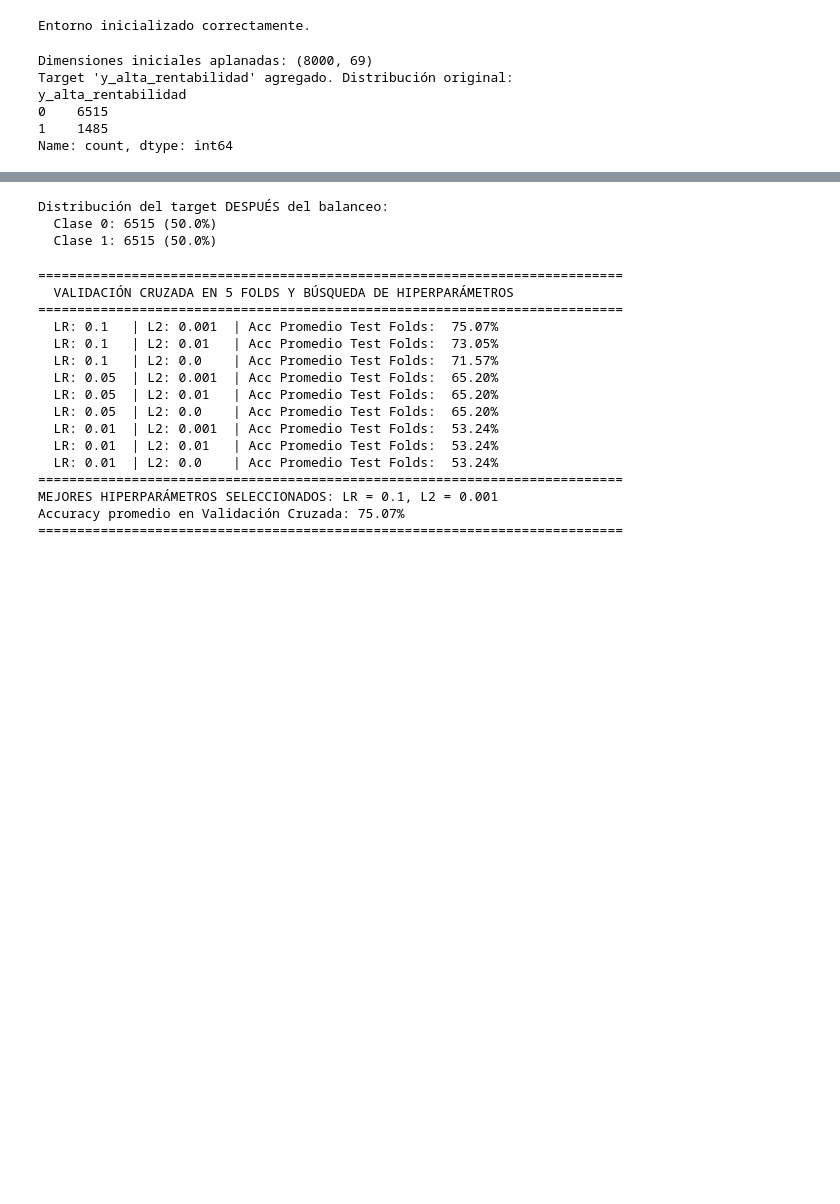
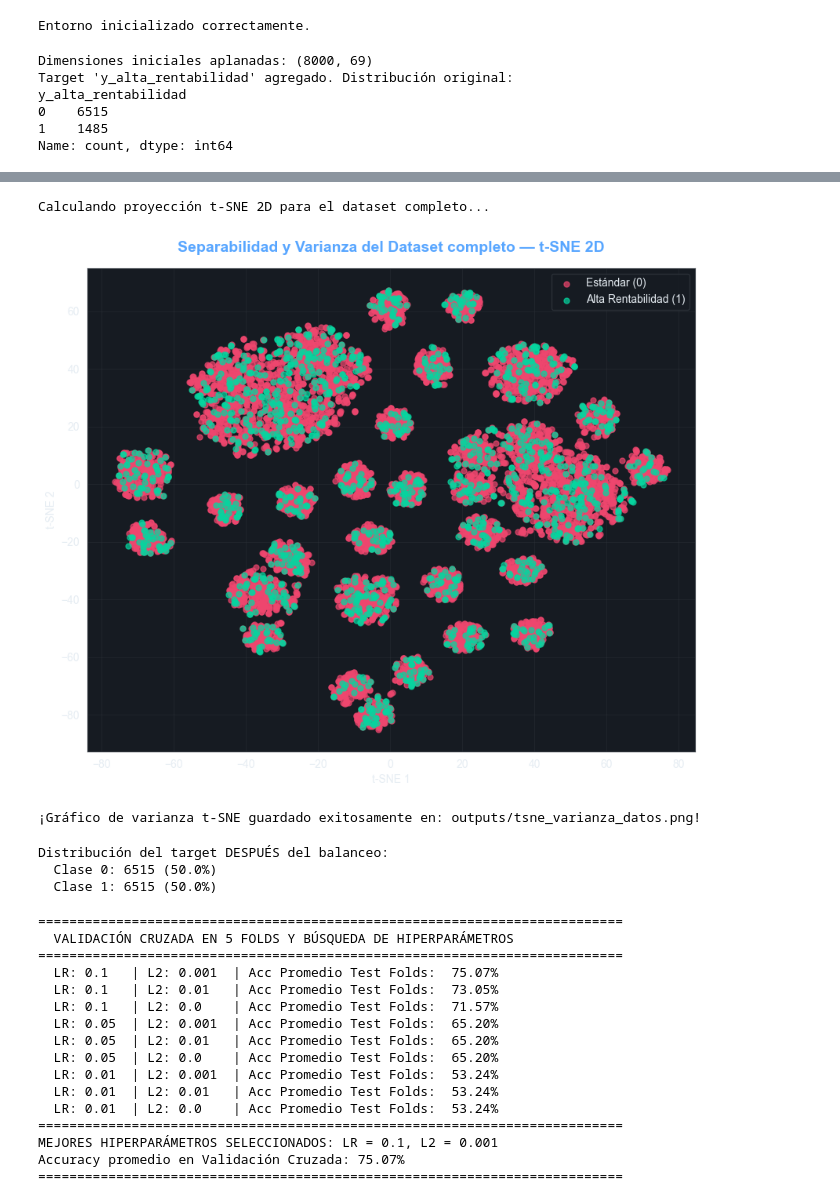
Before and after one commit to Josu-F1/RED_NEURONAL_COMPLETO, a Jupyter notebook: fact_ventas/red_neuronal_ventas.ipynb, the cells around one changed output, grey strips where cells are left out. Saved outputs shown, nothing was run; the diff lists cells and outputs as text; code cells hidden in the pictures; blank space fills up the shorter version.

```diff
--- a/fact_ventas/red_neuronal_ventas.ipynb
+++ b/fact_ventas/red_neuronal_ventas.ipynb
@@ -150,3 +202,56 @@ Features finales normalizadas X: (8000, 311) | Target y: (8000,)
+# %%
+# Paso 4: t-SNE de varianza de datos completos (antes de balancear)
+print("Calculando proyección t-SNE 2D para el dataset completo...")
+tsne = TSNE(n_components=2, perplexity=min(30, len(y)-1), random_state=42, n_jobs=-1)
+X_tsne = tsne.fit_transform(X_scaled)
+
+# Configuración de gráfico premium en modo oscuro
+plt.figure(figsize=(10, 8))
+BG_DARK  = '#0D1117'
+BG_PANEL = '#161B22'
+TEXT_CLR = '#E6EDF3'
+GRID_CLR = '#30363D'
+ACCENT   = '#58A6FF'
+
+plt.rcParams.update({
+    'figure.facecolor': BG_DARK,
+    'axes.facecolor':   BG_PANEL,
+    'axes.edgecolor':   GRID_CLR,
+    'axes.labelcolor':  TEXT_CLR,
+    'text.color':       TEXT_CLR,
+    'xtick.color':      TEXT_CLR,
+    'ytick.color':      TEXT_CLR,
+    'grid.color':       GRID_CLR,
+    'grid.alpha':       0.4,
+    'font.family':      'sans-serif',
+})
+
+unique_classes = np.unique(y)
+colors = ['#EF476F', '#06D6A0', '#FFD166']
+class_names_map = {0: 'Estándar (0)', 1: 'Alta Rentabilidad (1)'}
+
+for idx_c, val_c in enumerate(unique_classes):
+    color = colors[idx_c % len(colors)]
+    name = class_names_map.get(val_c, f"Clase {val_c}")
+    plt.scatter(
+        X_tsne[y == val_c, 0], X_tsne[y == val_c, 1],
+        color=color, label=name, alpha=0.7, s=25
+    )
+
+plt.title('Separabilidad y Varianza del Dataset completo — t-SNE 2D', fontsize=14, fontweight='bold', color=ACCENT, pad=15)
+plt.xlabel('t-SNE 1')
+plt.ylabel('t-SNE 2')
+plt.legend(frameon=True, facecolor=BG_PANEL, edgecolor=GRID_CLR)
+plt.grid(True)
+
+tsne_plot_path = 'outputs/tsne_varianza_datos.png'
+plt.savefig(tsne_plot_path, dpi=150, bbox_inches='tight', facecolor=BG_DARK)
+plt.show()
+print(f"¡Gráfico de varianza t-SNE guardado exitosamente en: {tsne_plot_path}!")
+# %% [output]
+Calculando proyección t-SNE 2D para el dataset completo...
+[figure, added]
+¡Gráfico de varianza t-SNE guardado exitosamente en: outputs/tsne_varianza_datos.png!
 # %%
 # Sobremuestreo aleatorio (Random Oversampling) manual
 unique_classes, class_counts = np.unique(y, return_counts=True)
```
Also changed, not shown: parts of 8 cells of this notebook, 39 other files.
